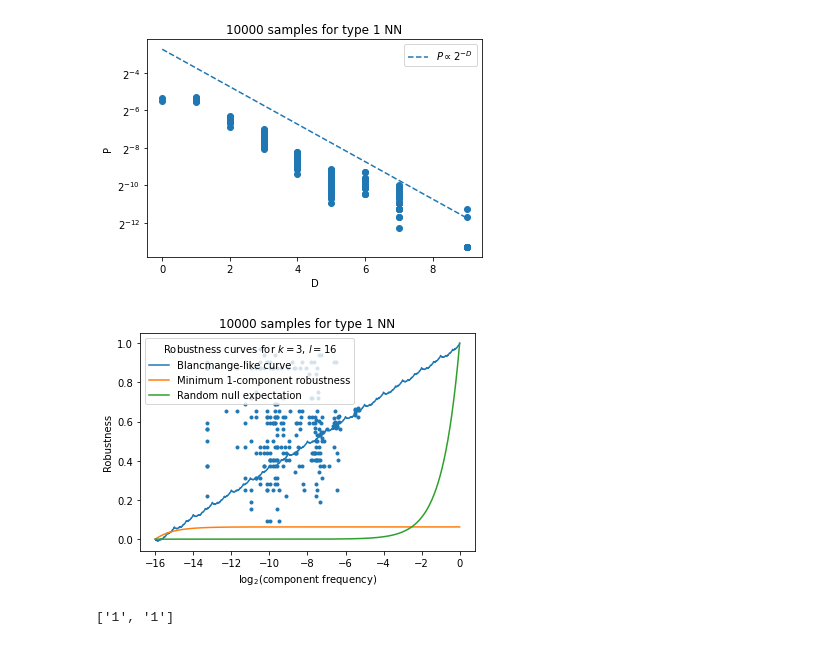
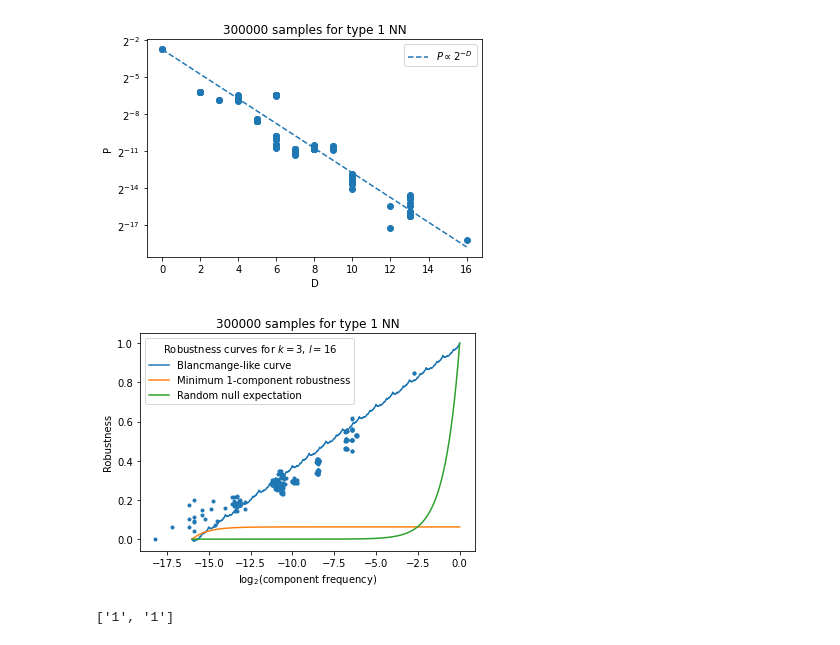
Before and after one commit to flipbagels/Discrete-NN, a Jupyter notebook: main.ipynb, the cells around one changed output. Saved outputs shown, nothing was run; the diff lists cells and outputs as text; code cells hidden in the pictures.

Commit message:
Changed approach to use pandas dataframes and fixed issues with robustness calculation

```diff
--- a/main.ipynb
+++ b/main.ipynb
@@ -66,7 +45,28 @@ for i in tqdm(range(sampleSize)):
+# %%
+sampleSize = 300000
+parameterType = 1
+n = 3
+
+df = pd.DataFrame({}, index=['Frequency', 'Dimension', 'Robustness'])
+for i in tqdm(range(sampleSize)):
+    function = BoolFunc(n=n, parameterType=parameterType)
+    isInDict = False
+    truthTable = function.get_truth_table()
+    if truthTable in df:
+        isInDict = True
+        df.at['Frequency', truthTable] += 1
+        df.at['Robustness', truthTable] = ((df.at['Frequency', truthTable]-1)*df.at['Robustness', truthTable] + function.get_robustness())/df.at['Frequency', truthTable]
+    if isInDict is False:
+        newCol = pd.DataFrame({truthTable: [1, function.get_D(), function.get_robustness()]}, index=['Frequency', 'Dimension', 'Robustness'])
+        df = pd.concat([df, newCol], axis=1)
+
+df.to_csv(f'type{parameterType}/samples{sampleSize}.csv')
 # %%
-P = [val[0]/sampleSize for key, val in frequencyDict.items()]
-D = [val[1] for key, val in frequencyDict.items()]
-R = [val[2] for key, val in frequencyDict.items()]
+df_plot = pd.read_csv(f'type{parameterType}/samples{sampleSize}.csv', index_col=0)
+#df_plot = pd.read_csv('type4/samples100000.csv', index_col=0)
+P = df_plot.loc['Frequency']/sampleSize
+D = df_plot.loc['Dimension']
+R = df_plot.loc['Robustness']
 
 x = np.linspace(0, max(D), 100)
 y = 0.15*2**(-x)
@@ -81,10 +81,15 @@ plt.legend()
 plt.savefig(f'type{parameterType}/P_vs_D_samples{sampleSize}.png')
 plt.show()
 # %% [output]
-[figure, old version]
+[figure, new version]
 # %%
 k = 3
-l = 16
+if parameterType in {0,1,2,3}:
+    l = 16
+elif parameterType in {4}:
+    l = 20
+else:
+    raise Exception('ParameterType not valid')
 
 logF_cont = pd.read_csv('k'+str(k)+'_l'+str(l)+'/logF_continuous.txt', header=None)
 rho_blancmange = pd.read_csv('k'+str(k)+'_l'+str(l)+'/rho_blancmange.txt', header=None)
@@ -95,16 +100,16 @@ rho_null = pd.read_csv('k'+str(k)+'_l'+str(l)+'/rho_null.txt', header=None)
 # %%
 plt.scatter(np.log2(P), R, marker='.')
 plt.plot(logF_cont, rho_blancmange, label='Blancmange-like curve')
 plt.plot(logF_cont, rho_1comp_min, label='Minimum 1-component robustness')
 plt.plot(logF_cont, rho_null, label='Random null expectation')
 plt.title(f'{sampleSize} samples for type {parameterType} NN')
 plt.xlabel('log$_2$(component frequency)')
 plt.ylabel('Robustness')
-plt.legend(title='Robustness curves for $k=3$, $l=16$')
+plt.legend(title=f'Robustness curves for $k=${k}, $l=${l}')
 plt.savefig(f'type{parameterType}/R_vs_logP_samples{sampleSize}.png')
 plt.show()
 # %% [output]
-[figure, old version]
+[figure, new version]
 # %%
 a = [*np.base_repr(4,base=3)]
 a
```
Also changed, not shown: parts of 4 cells of this notebook, 39 other files.
